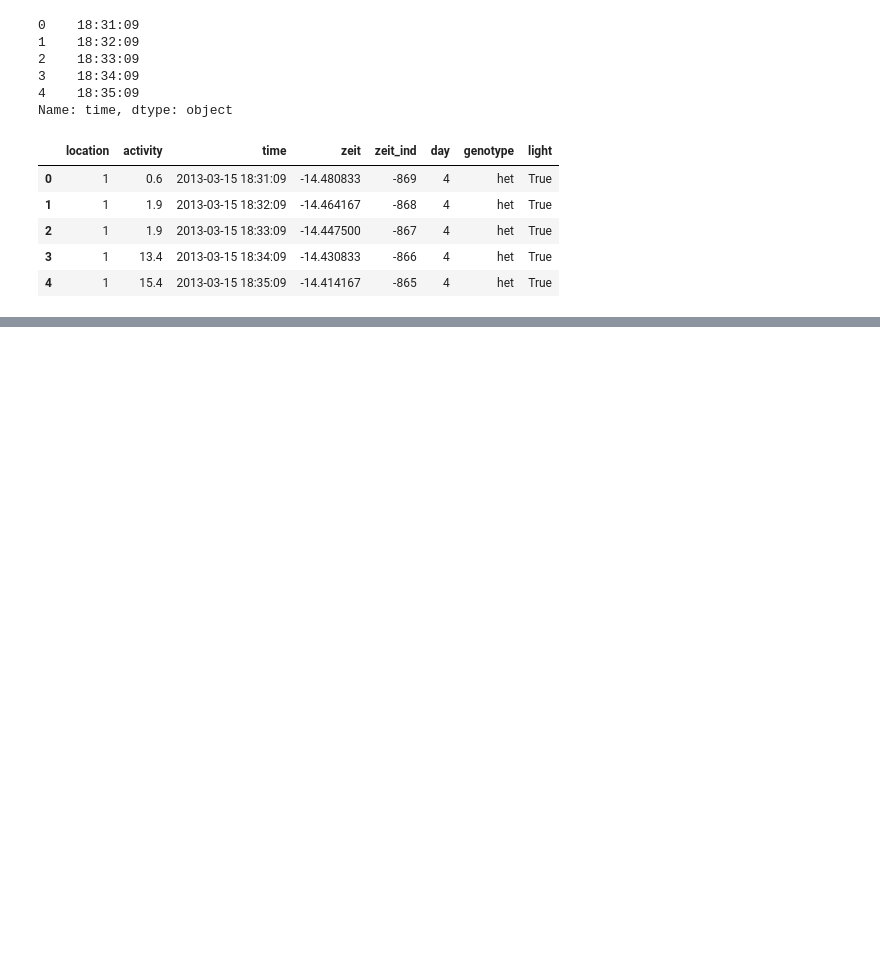
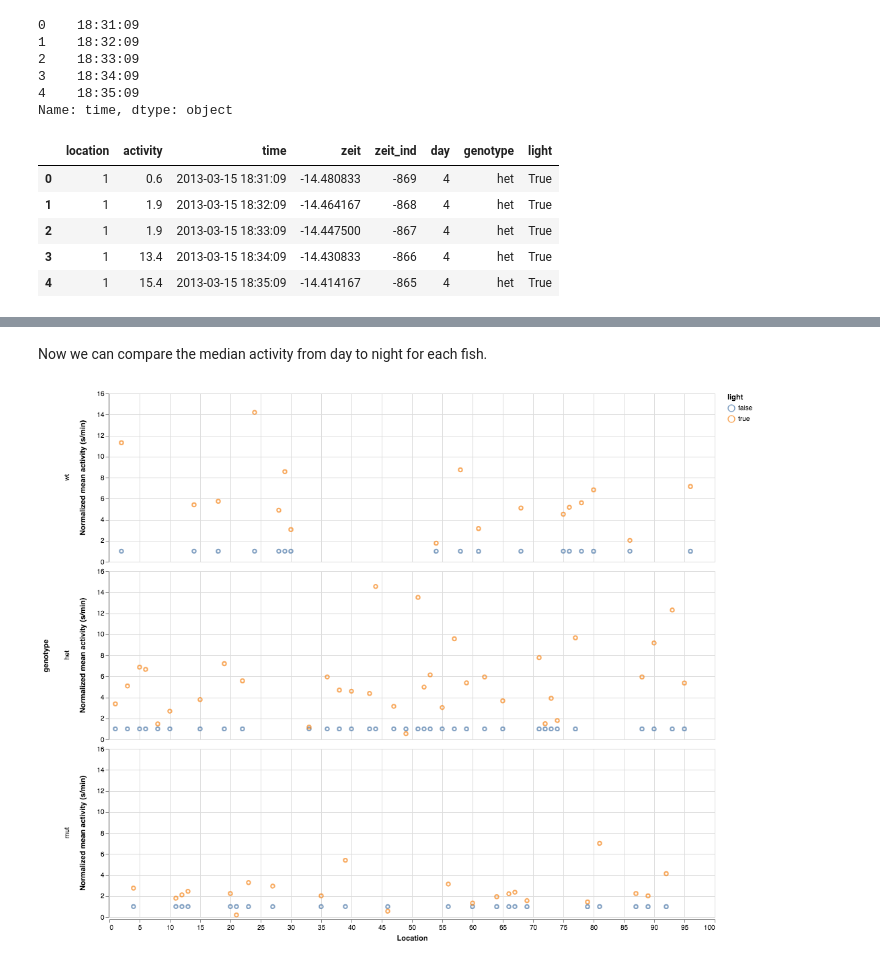
Before and after one commit to Xinhong111/Bi203, a Jupyter notebook: sandbox/hw2.2_MW_3.ipynb, the cells around one changed output, grey strips where cells are left out. Drawn from its saved outputs; the diff is of its cells as text; code cells hidden in the pictures; blank space fills up the shorter version.

```diff
--- a/sandbox/hw2.2_MW_3.ipynb
+++ b/sandbox/hw2.2_MW_3.ipynb
@@ -202,0 +169,6 @@ df_median
+# %%
+df_day = df_mean.loc[df_mean['light']==True, :]
+df_night = df_mean.loc[df_mean['light']==False, :]
+# %%
+df_day['norm_mean_activity'] = norm_day_activity
+df_night['norm_mean_activity'] = norm_night_actvity
@@ -202,0 +203,4 @@ df_median
+# %%
+df_merged = pd.concat([df_day, df_night])
+# %%
+df_merged = df_merged.sort_values(['location', 'light'])
@@ -202,0 +225,14 @@ df_median
+# %% [markdown]
+Now we can compare the median activity from day to night for each fish.
+# %%
+# plot the normalized mean activity for each location through light/dark cycle
+alt.Chart(df_merged, height=250, width=900
+         ).mark_point(
+         ).encode(
+             x=alt.X('location:Q', title='Location'),
+             y=alt.Y('norm_mean_activity:Q', title='Normalized mean activity (s/min)'),
+             color ='light:N',
+             row = alt.Row('genotype:N', sort=['wt', 'het', 'mut'])
+         )
+# %% [output]
+[figure, added]
```
Also changed, not shown: parts of 37 cells of this notebook.
